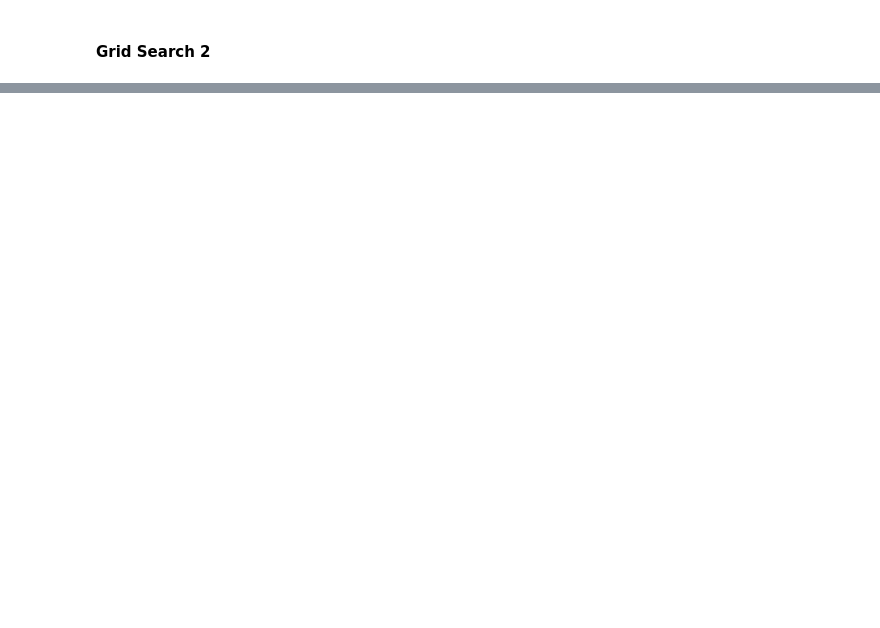
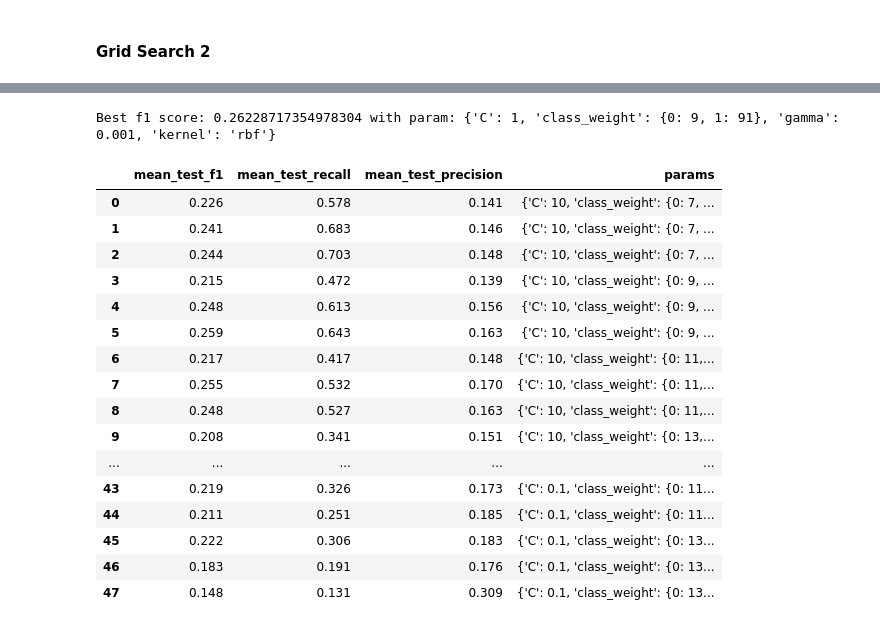
Before and after one commit to bori00/Stroke-Predictor, a Jupyter notebook: Stroke_Predictor_ML_Only.ipynb, the cells around one changed output, grey strips where cells are left out. Cells and saved outputs as stored; diff of their text form; code cells hidden in the pictures; blank space fills up the shorter version.

```diff
--- a/Stroke_Predictor_ML_Only.ipynb
+++ b/Stroke_Predictor_ML_Only.ipynb
@@ -765,0 +790,7 @@ results[['mean_test_f1', 'mean_test_recall', 'mean_test_precision', 'params']].r
+# %%
+param_grid = {'C': [10, 5, 1, 0.1], 'gamma': [0.005, 0.001, 0.0005], 'kernel': ['rbf'], 'class_weight': weight_pairs_spec}
+grid_svc = GridSearchCV(SVC(), cv = 3, param_grid = param_grid, scoring = ['f1', 'recall', 'precision'], refit='f1', return_train_score=True)
+
+scaler = StandardScaler()
+scaled_X_train1 = scaler.fit_transform(X_train1)
+grid_svc.fit(scaled_X_train1, y_train1)
@@ -765,0 +805,25 @@ results[['mean_test_f1', 'mean_test_recall', 'mean_test_precision', 'params']].r
+# %%
+print(f'Best f1 score: {grid_svc.best_score_} with param: {grid_svc.best_params_}')
+# %% [output]
+Best f1 score: 0.26228717354978304 with param: {'C': 1, 'class_weight': {0: 9, 1: 91}, 'gamma': 0.001, 'kernel': 'rbf'}
+# %%
+results = pd.DataFrame(grid_svc.cv_results_)
+results[['mean_test_f1', 'mean_test_recall', 'mean_test_precision', 'params']].round(3)
+# %% [output]
+|  | mean_test_f1 | mean_test_recall | mean_test_precision | params |
+| 0 | 0.226 | 0.578 | 0.141 | {'C': 10, 'class_weight': {0: 7, ... |
+| 1 | 0.241 | 0.683 | 0.146 | {'C': 10, 'class_weight': {0: 7, ... |
+| 2 | 0.244 | 0.703 | 0.148 | {'C': 10, 'class_weight': {0: 7, ... |
+| 3 | 0.215 | 0.472 | 0.139 | {'C': 10, 'class_weight': {0: 9, ... |
+| 4 | 0.248 | 0.613 | 0.156 | {'C': 10, 'class_weight': {0: 9, ... |
+| 5 | 0.259 | 0.643 | 0.163 | {'C': 10, 'class_weight': {0: 9, ... |
+| 6 | 0.217 | 0.417 | 0.148 | {'C': 10, 'class_weight': {0: 11,... |
+| 7 | 0.255 | 0.532 | 0.170 | {'C': 10, 'class_weight': {0: 11,... |
+| 8 | 0.248 | 0.527 | 0.163 | {'C': 10, 'class_weight': {0: 11,... |
+| 9 | 0.208 | 0.341 | 0.151 | {'C': 10, 'class_weight': {0: 13,... |
+| ... | ... | ... | ... | ... |
+| 43 | 0.219 | 0.326 | 0.173 | {'C': 0.1, 'class_weight': {0: 11... |
+| 44 | 0.211 | 0.251 | 0.185 | {'C': 0.1, 'class_weight': {0: 11... |
+| 45 | 0.222 | 0.306 | 0.183 | {'C': 0.1, 'class_weight': {0: 13... |
+| 46 | 0.183 | 0.191 | 0.176 | {'C': 0.1, 'class_weight': {0: 13... |
+| 47 | 0.148 | 0.131 | 0.309 | {'C': 0.1, 'class_weight': {0: 13... |
```
Also changed, not shown: parts of 16 cells of this notebook.
